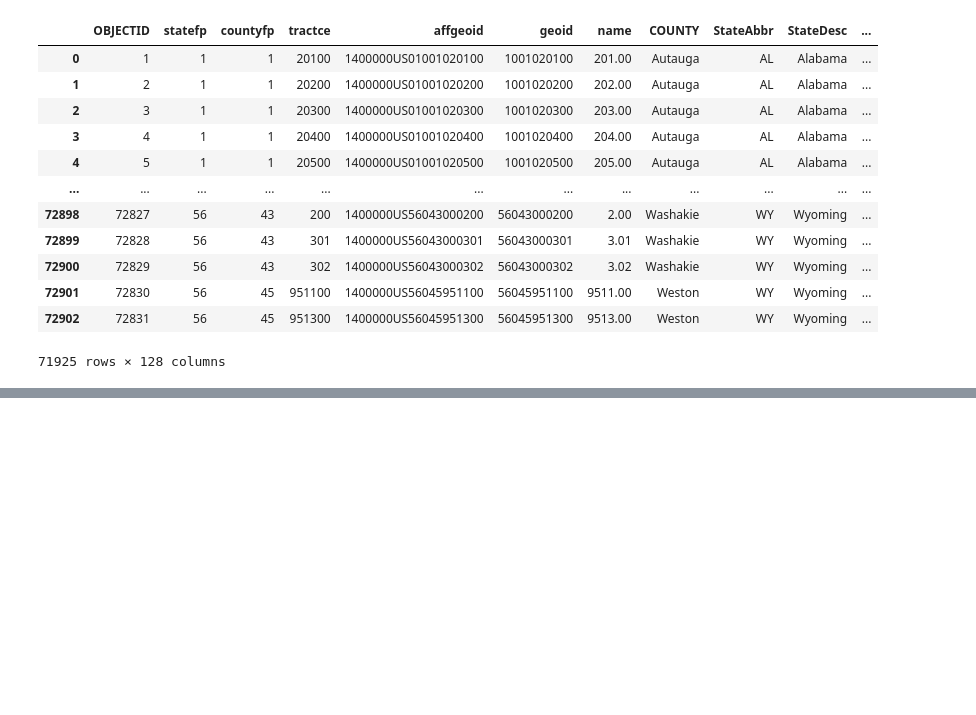
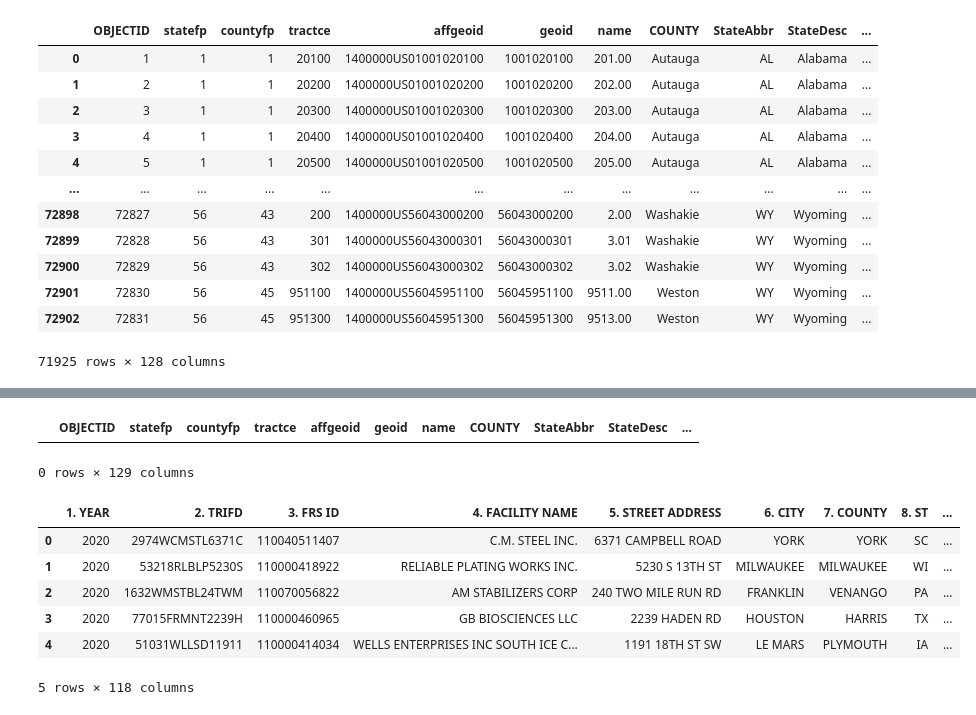
Before and after one commit to skeyas/PPOL564_Group2, a Jupyter notebook: scratch/eji_exploration.ipynb, the cells around one changed output, grey strips where cells are left out. Drawn from its saved outputs; the diff is of its cells as text; code cells hidden in the pictures; blank space fills up the shorter version.

```diff
--- a/scratch/eji_exploration.ipynb
+++ b/scratch/eji_exploration.ipynb
@@ -103,0 +129,18 @@ cbar = fig.colorbar(bar_info)
+# %%
+geo_df[(geo_df["STATE_NAME"] == "Washington") & ((geo_df["LON"] < -125) | (geo_df["LON"] > 50))]
+# %% [output]
+|  | OBJECTID | statefp | countyfp | tractce | affgeoid | geoid | name | COUNTY | StateAbbr | StateDesc | ... |
+0 rows × 129 columns
+# %%
+#us_boundary = gpd.read_file("../input/s_22mr22.shp")
+
+tri_2020 = pd.read_csv("../input/tri_2020_us.csv")
+tri_2020.head()
+# %% [output]
+|  | 1. YEAR | 2. TRIFD | 3. FRS ID | 4. FACILITY NAME | 5. STREET ADDRESS | 6. CITY | 7. COUNTY | 8. ST | ... |
+| 0 | 2020 | 2974WCMSTL6371C | 110040511407 | C.M. STEEL INC. | 6371 CAMPBELL ROAD | YORK | YORK | SC | ... |
+| 1 | 2020 | 53218RLBLP5230S | 110000418922 | RELIABLE PLATING WORKS INC. | 5230 S 13TH ST | MILWAUKEE | MILWAUKEE | WI | ... |
+| 2 | 2020 | 1632WMSTBL24TWM | 110070056822 | AM STABILIZERS CORP | 240 TWO MILE RUN RD | FRANKLIN | VENANGO | PA | ... |
+| 3 | 2020 | 77015FRMNT2239H | 110000460965 | GB BIOSCIENCES LLC | 2239 HADEN RD | HOUSTON | HARRIS | TX | ... |
+| 4 | 2020 | 51031WLLSD11911 | 110000414034 | WELLS ENTERPRISES INC SOUTH ICE C... | 1191 18TH ST SW | LE MARS | PLYMOUTH | IA | ... |
+5 rows × 118 columns
```
Also changed, not shown: parts of 15 cells of this notebook.
